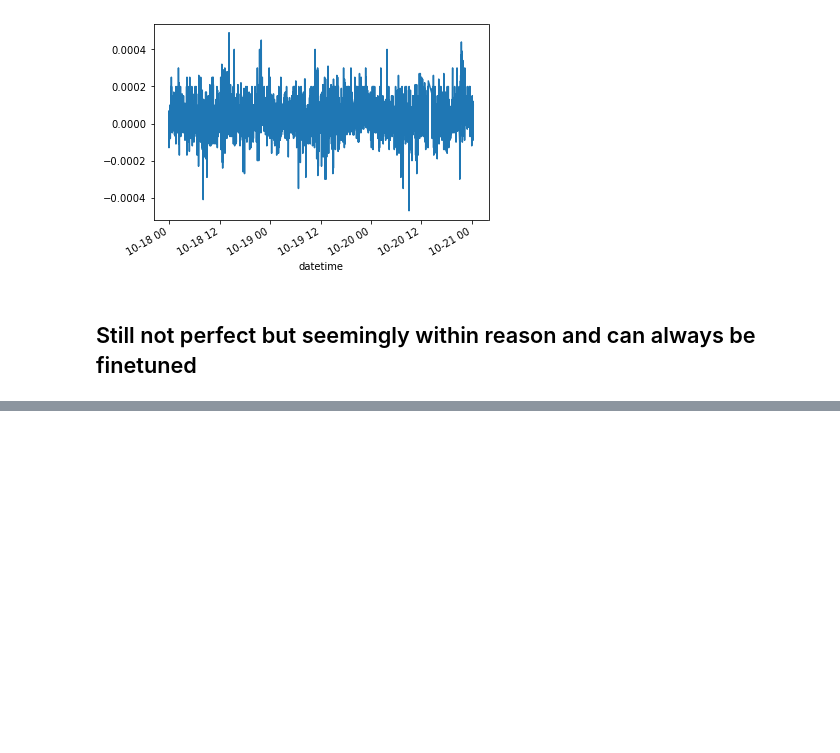
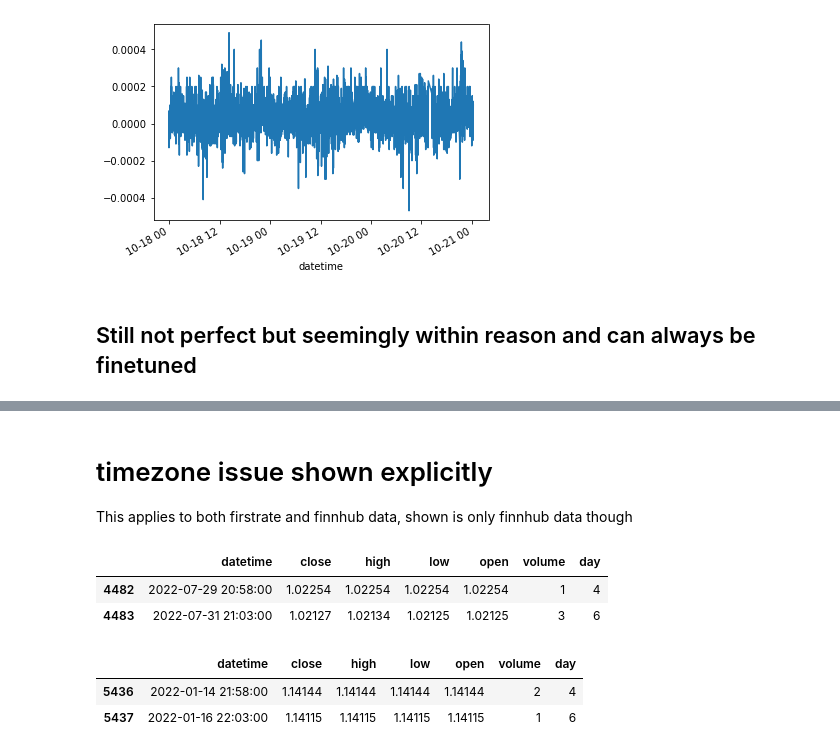
Before and after one commit to mtanghu/Transformer-Trader, a Jupyter notebook: Comparision.ipynb, the cells around one changed output, grey strips where cells are left out. Drawn from its saved outputs; the diff is of its cells as text; code cells hidden in the pictures; blank space fills up the shorter version.

Commit message:
See differences in gaps and observe timezone issue

```diff
--- a/Comparision.ipynb
+++ b/Comparision.ipynb
@@ -107,0 +201,23 @@ df[['close', 'frd']].plot()
+# %% [markdown]
+# timezone issue shown explicitly
+This applies to both firstrate and finnhub data, shown is only finnhub data though
+# %%
+mask = (
+    ((foo['datetime'] - foo['datetime'].shift(1)).dt.total_seconds() != 60)
+    | ((foo['datetime'] - foo['datetime'].shift(-1)).dt.total_seconds() != -60)
+)
+foo[mask][29:31]
+# %% [output]
+|  | datetime | close | high | low | open | volume | day |
+| 4482 | 2022-07-29 20:58:00 | 1.02254 | 1.02254 | 1.02254 | 1.02254 | 1 | 4 |
+| 4483 | 2022-07-31 21:03:00 | 1.02127 | 1.02134 | 1.02125 | 1.02125 | 3 | 6 |
+# %%
+mask = (
+    ((fee['datetime'] - fee['datetime'].shift(1)).dt.total_seconds() != 60)
+    | ((fee['datetime'] - fee['datetime'].shift(-1)).dt.total_seconds() != -60)
+)
+fee[mask][1:-1][137:139]
+# %% [output]
+|  | datetime | close | high | low | open | volume | day |
+| 5436 | 2022-01-14 21:58:00 | 1.14144 | 1.14144 | 1.14144 | 1.14144 | 2 | 4 |
+| 5437 | 2022-01-16 22:03:00 | 1.14115 | 1.14115 | 1.14115 | 1.14115 | 1 | 6 |
```
Also changed, not shown: parts of 8 cells of this notebook.
